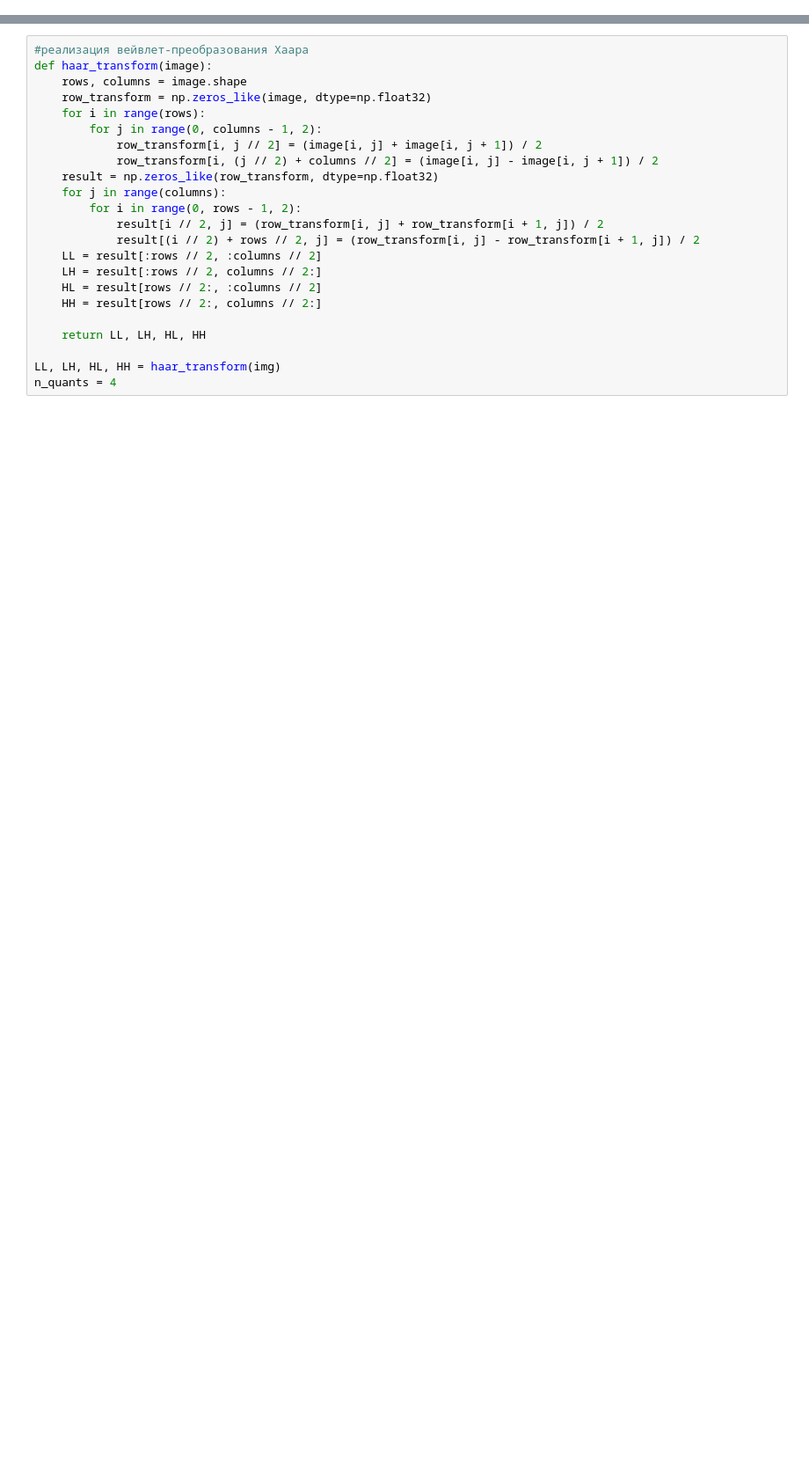
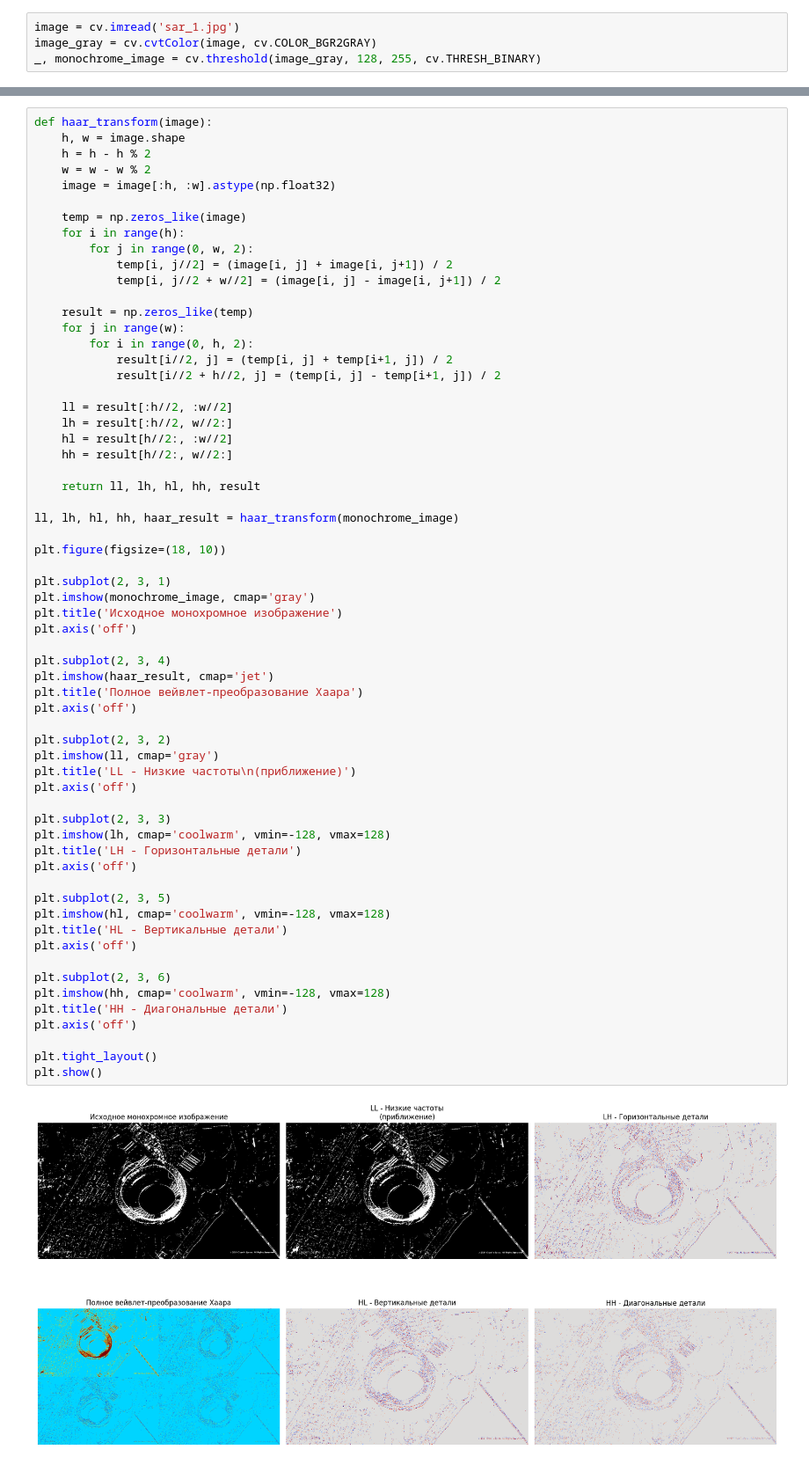
Before and after one commit to inducechu/ProcessingIsDepicted, a Jupyter notebook: hm7/hm7.ipynb, the cells around one changed output, grey strips where cells are left out. Shown at 88% size. Saved outputs shown, nothing was run; the diff lists cells and outputs as text; blank space fills up the shorter version.

```diff
--- a/hm7/hm7.ipynb
+++ b/hm7/hm7.ipynb
@@ -11,0 +6,4 @@ np.savetxt('image.txt', img, fmt='%d')
+# %%
+image = cv.imread('sar_1.jpg')
+image_gray = cv.cvtColor(image, cv.COLOR_BGR2GRAY)
+_, monochrome_image = cv.threshold(image_gray, 128, 255, cv.THRESH_BINARY)
@@ -12,23 +40,64 @@ np.savetxt('image.txt', img, fmt='%d')
 # %%
-#реализация вейвлет-преобразования Хаара
 def haar_transform(image):
-    rows, columns = image.shape
-    row_transform = np.zeros_like(image, dtype=np.float32)
-    for i in range(rows):
-        for j in range(0, columns - 1, 2):
-            row_transform[i, j // 2] = (image[i, j] + image[i, j + 1]) / 2
-            row_transform[i, (j // 2) + columns // 2] = (image[i, j] - image[i, j + 1]) / 2
-    result = np.zeros_like(row_transform, dtype=np.float32)
-    for j in range(columns):
-        for i in range(0, rows - 1, 2):
-            result[i // 2, j] = (row_transform[i, j] + row_transform[i + 1, j]) / 2
-            result[(i // 2) + rows // 2, j] = (row_transform[i, j] - row_transform[i + 1, j]) / 2
-    LL = result[:rows // 2, :columns // 2]
-    LH = result[:rows // 2, columns // 2:]
-    HL = result[rows // 2:, :columns // 2]
-    HH = result[rows // 2:, columns // 2:]
+    h, w = image.shape
+    h = h - h % 2
+    w = w - w % 2
+    image = image[:h, :w].astype(np.float32)
 
-    return LL, LH, HL, HH
+    temp = np.zeros_like(image)
+    for i in range(h):
+        for j in range(0, w, 2):
+            temp[i, j//2] = (image[i, j] + image[i, j+1]) / 2
+            temp[i, j//2 + w//2] = (image[i, j] - image[i, j+1]) / 2
 
-LL, LH, HL, HH = haar_transform(img)
-n_quants = 4
+    result = np.zeros_like(temp)
+    for j in range(w):
+        for i in range(0, h, 2):
+            result[i//2, j] = (temp[i, j] + temp[i+1, j]) / 2
+            result[i//2 + h//2, j] = (temp[i, j] - temp[i+1, j]) / 2
+
+    ll = result[:h//2, :w//2]
+    lh = result[:h//2, w//2:]
+    hl = result[h//2:, :w//2]
+    hh = result[h//2:, w//2:]
+
+    return ll, lh, hl, hh, result
+
+ll, lh, hl, hh, haar_result = haar_transform(monochrome_image)
+
+plt.figure(figsize=(18, 10))
+
+plt.subplot(2, 3, 1)
+plt.imshow(monochrome_image, cmap='gray')
+plt.title('Исходное монохромное изображение')
+plt.axis('off')
+
+plt.subplot(2, 3, 4)
+plt.imshow(haar_result, cmap='jet')
+plt.title('Полное вейвлет-преобразование Хаара')
+plt.axis('off')
+
+plt.subplot(2, 3, 2)
+plt.imshow(ll, cmap='gray')
+plt.title('LL - Низкие частоты\n(приближение)')
+plt.axis('off')
+
+plt.subplot(2, 3, 3)
+plt.imshow(lh, cmap='coolwarm', vmin=-128, vmax=128)
+plt.title('LH - Горизонтальные детали')
+plt.axis('off')
+
+plt.subplot(2, 3, 5)
+plt.imshow(hl, cmap='coolwarm', vmin=-128, vmax=128)
+plt.title('HL - Вертикальные детали')
+plt.axis('off')
+
+plt.subplot(2, 3, 6)
+plt.imshow(hh, cmap='coolwarm', vmin=-128, vmax=128)
+plt.title('HH - Диагональные детали')
+plt.axis('off')
+
+plt.tight_layout()
+plt.show()
+# %% [output]
+[figure, added]
```
Also changed, not shown: parts of 11 cells of this notebook, 1 other file.
